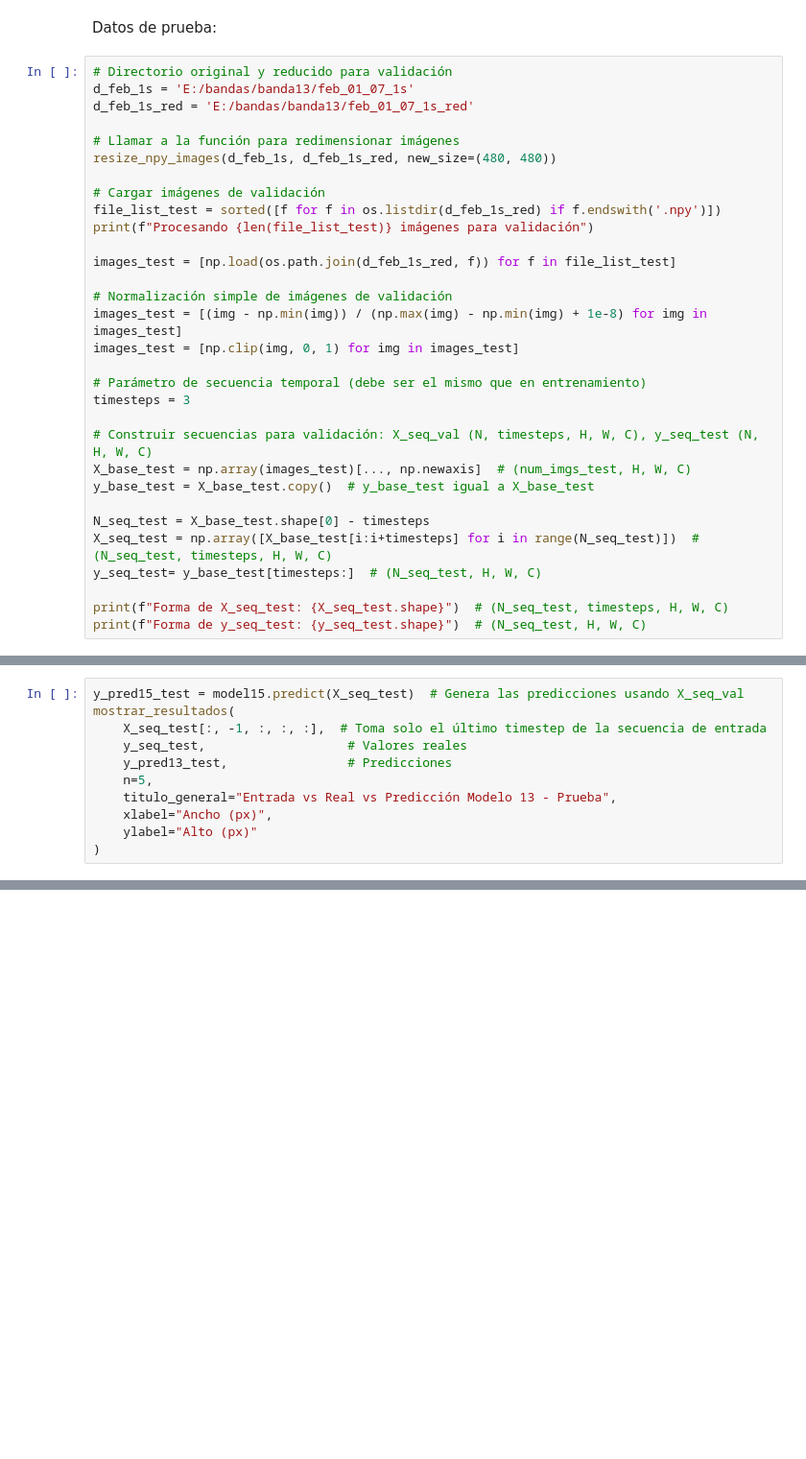
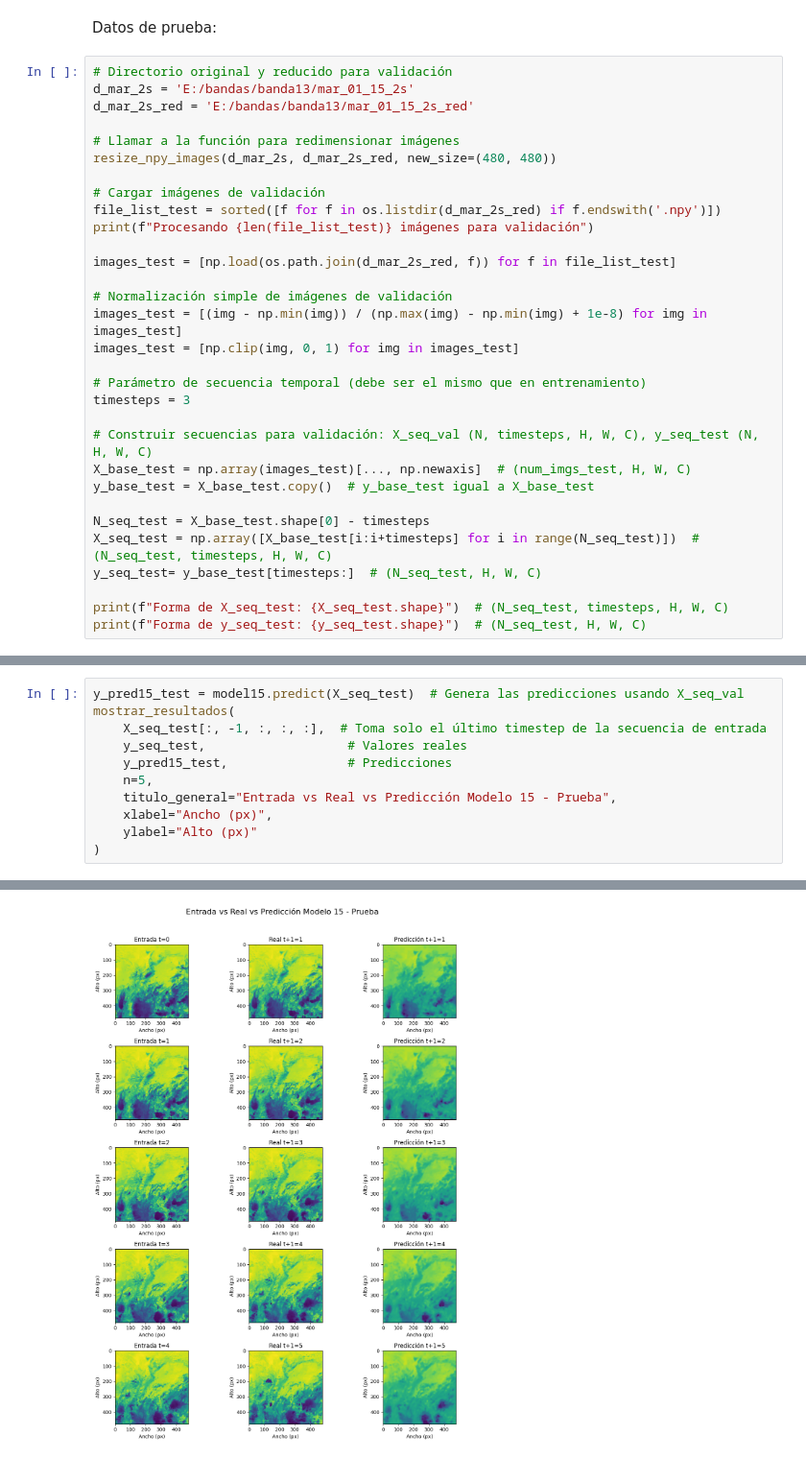
Before and after one commit to alwos19/monografia_esp_cd, a Jupyter notebook: Modelos/Modelo_15.ipynb, the cells around one changed output, grey strips where cells are left out. Shown at 96% size. Cells and saved outputs as stored; diff of their text form; blank space fills up the shorter version.

Commit message:
modelo 15 ok

```diff
--- a/Modelos/Modelo_15.ipynb
+++ b/Modelos/Modelo_15.ipynb
@@ -547,17 +547,17 @@ Validación    - Loss final: 0.0952, RMSE final: 0.3058, MAPE final: 1145.4408
 Datos de prueba:
 # %%
 # Directorio original y reducido para validación
-d_feb_1s = 'E:/bandas/banda13/feb_01_07_1s'
-d_feb_1s_red = 'E:/bandas/banda13/feb_01_07_1s_red'
+d_mar_2s = 'E:/bandas/banda13/mar_01_15_2s'
+d_mar_2s_red = 'E:/bandas/banda13/mar_01_15_2s_red'
 
 # Llamar a la función para redimensionar imágenes
-resize_npy_images(d_feb_1s, d_feb_1s_red, new_size=(480, 480))
+resize_npy_images(d_mar_2s, d_mar_2s_red, new_size=(480, 480))
 
 # Cargar imágenes de validación
-file_list_test = sorted([f for f in os.listdir(d_feb_1s_red) if f.endswith('.npy')])
+file_list_test = sorted([f for f in os.listdir(d_mar_2s_red) if f.endswith('.npy')])
 print(f"Procesando {len(file_list_test)} imágenes para validación")
 
-images_test = [np.load(os.path.join(d_feb_1s_red, f)) for f in file_list_test]
+images_test = [np.load(os.path.join(d_mar_2s_red, f)) for f in file_list_test]
 
 # Normalización simple de imágenes de validación
 images_test = [(img - np.min(img)) / (np.max(img) - np.min(img) + 1e-8) for img in images_test]
@@ -587,9 +598,10 @@ y_pred15_test = model15.predict(X_seq_test)  # Genera las predicciones usando X_
 mostrar_resultados(
     X_seq_test[:, -1, :, :, :],  # Toma solo el último timestep de la secuencia de entrada
     y_seq_test,                   # Valores reales
-    y_pred13_test,                # Predicciones
+    y_pred15_test,                # Predicciones
     n=5,
-    titulo_general="Entrada vs Real vs Predicción Modelo 13 - Prueba",
+    titulo_general="Entrada vs Real vs Predicción Modelo 15 - Prueba",
     xlabel="Ancho (px)",
     ylabel="Alto (px)"
 )
+# %% [output]
@@ -595,0 +609 @@ mostrar_resultados(
+[figure, added]
```
Also changed, not shown: parts of 5 cells of this notebook, 1 other file.
